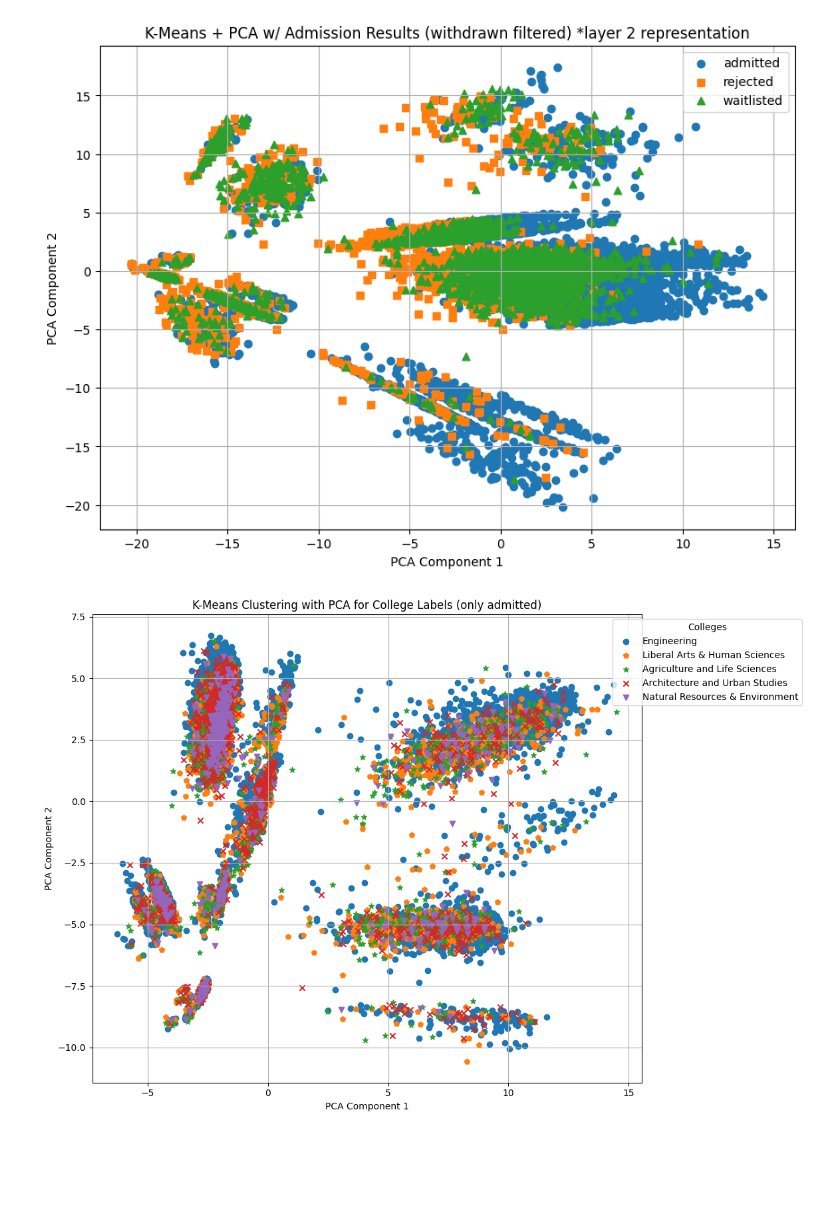
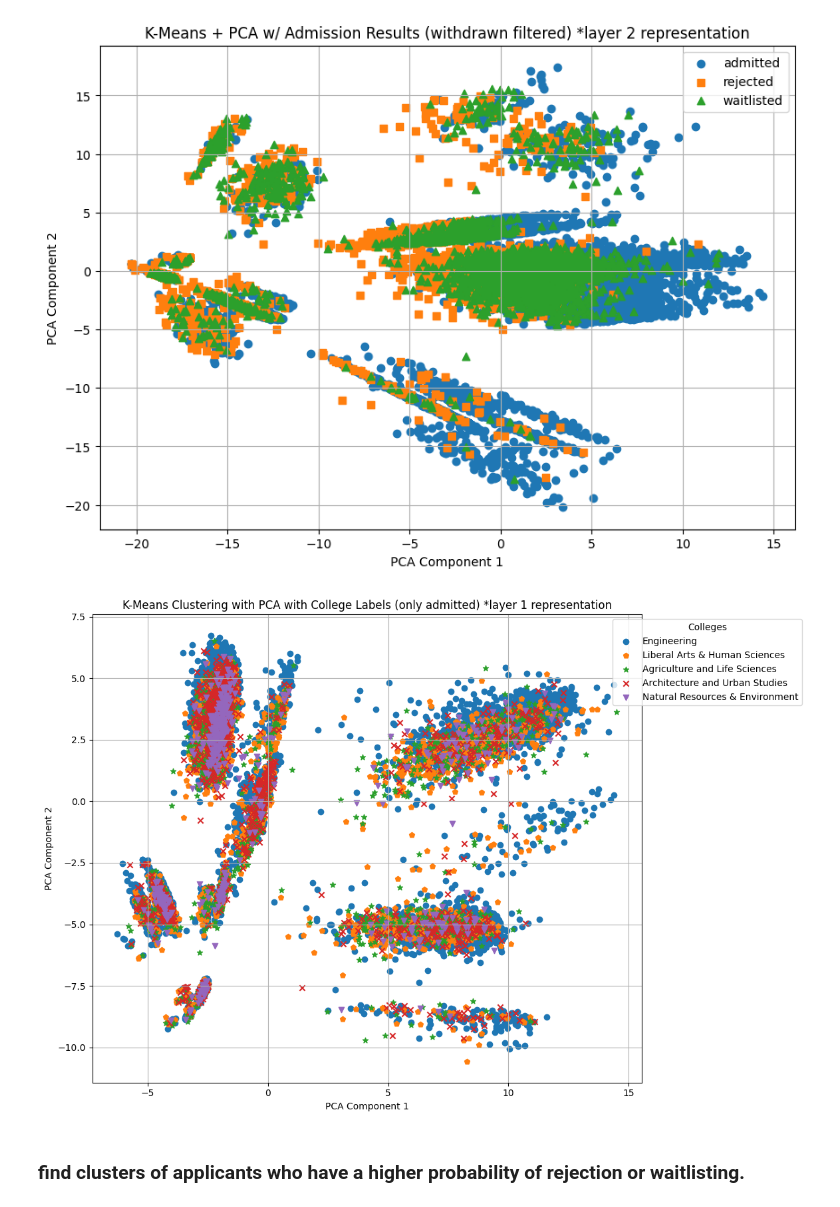
Before and after one commit to fractaloffugue/cs5805, a Jupyter notebook: improved.ipynb, the cells around one changed output. Drawn from its saved outputs; the diff is of its cells as text; code cells hidden in the pictures; blank space fills up the shorter version.

```diff
--- a/improved.ipynb
+++ b/improved.ipynb
@@ -324,7 +324,7 @@ from sklearn.decomposition import PCA
 from sklearn.cluster import KMeans
 from sklearn.preprocessing import StandardScaler
 
-def kmeans_pca_college(npy_file_path, label_file_path, n_clusters=3):
+def kmeans_pca_college(npy_file_path, label_file_path, n_clusters=3, note=''):
     # Step 1: Load data and labels
     scaler = StandardScaler()
     layer1_rep = np.load(npy_file_path)
@@ -352,33 +352,35 @@ def kmeans_pca_college(npy_file_path, label_file_path, n_clusters=3):
     data_standardized = scaler.fit_transform(layer1_rep)
 
     # Step 2: Perform KMeans Clustering
     kmeans = KMeans(n_clusters=n_clusters, random_state=42)
     kmeans.fit(data_standardized)
     cluster_labels = kmeans.labels_
 
     # Step 3: PCA for Visualization
     pca = PCA(n_components=2)
     reduced_data = pca.fit_transform(data_standardized)
 
     # Step 4: Plot with markers and labels for colleges
     plt.figure(figsize=(12, 8))
     for college_label in np.unique(labels):
         indices = (labels == college_label)
         plt.scatter(
             reduced_data[indices, 0], reduced_data[indices, 1],
             marker=shape_dict.get(college_label, 'o'),
             label=college_labels.get(college_label, f"Unknown {college_label}")
         )
 
     # Add plot details
-    plt.title("K-Means Clustering with PCA for College Labels (only admitted)")
+    plt.title("K-Means Clustering with PCA with College Labels (only admitted) {}".format('*' + note))
     plt.xlabel("PCA Component 1")
     plt.ylabel("PCA Component 2")
     plt.legend(title="Colleges", loc="upper right", bbox_to_anchor=(1.3, 1))
     plt.grid(True)
     plt.tight_layout()
     plt.show()
 
-kmeans_pca_college('data/original/filtered_layer1_rep_admitted.npy', 'data/original/filtered_label_college_admitted.npy', n_clusters=3)
+kmeans_pca_college('data/original/filtered_layer1_rep_admitted.npy', 'data/original/filtered_label_college_admitted.npy', n_clusters=3, note='layer 1 representation')
 # %% [output]
-[figure, old version]
+[figure, new version]
+# %% [markdown]
+### find clusters of applicants who have a higher probability of rejection or waitlisting.
```
Also changed, not shown: parts of 1 cell of this notebook, 6 other files.
